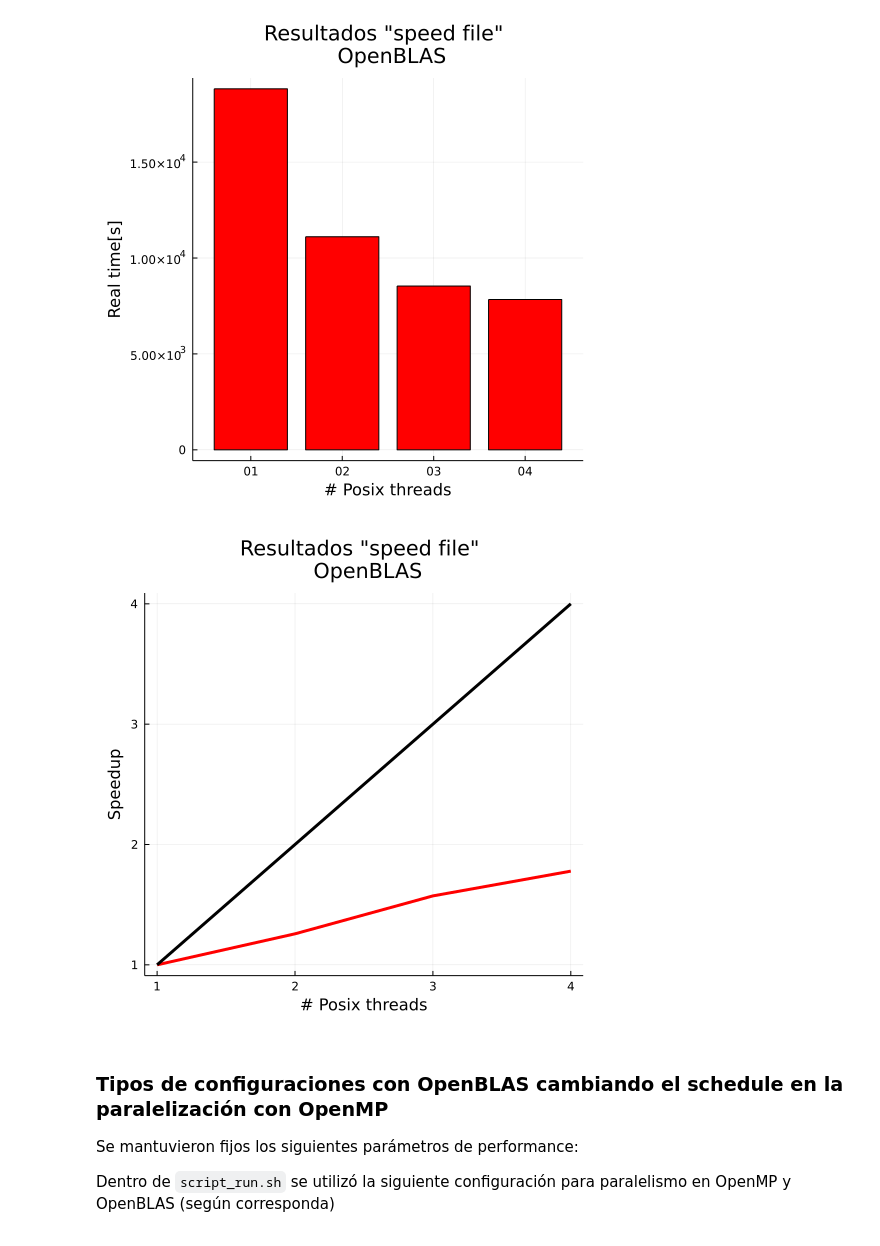
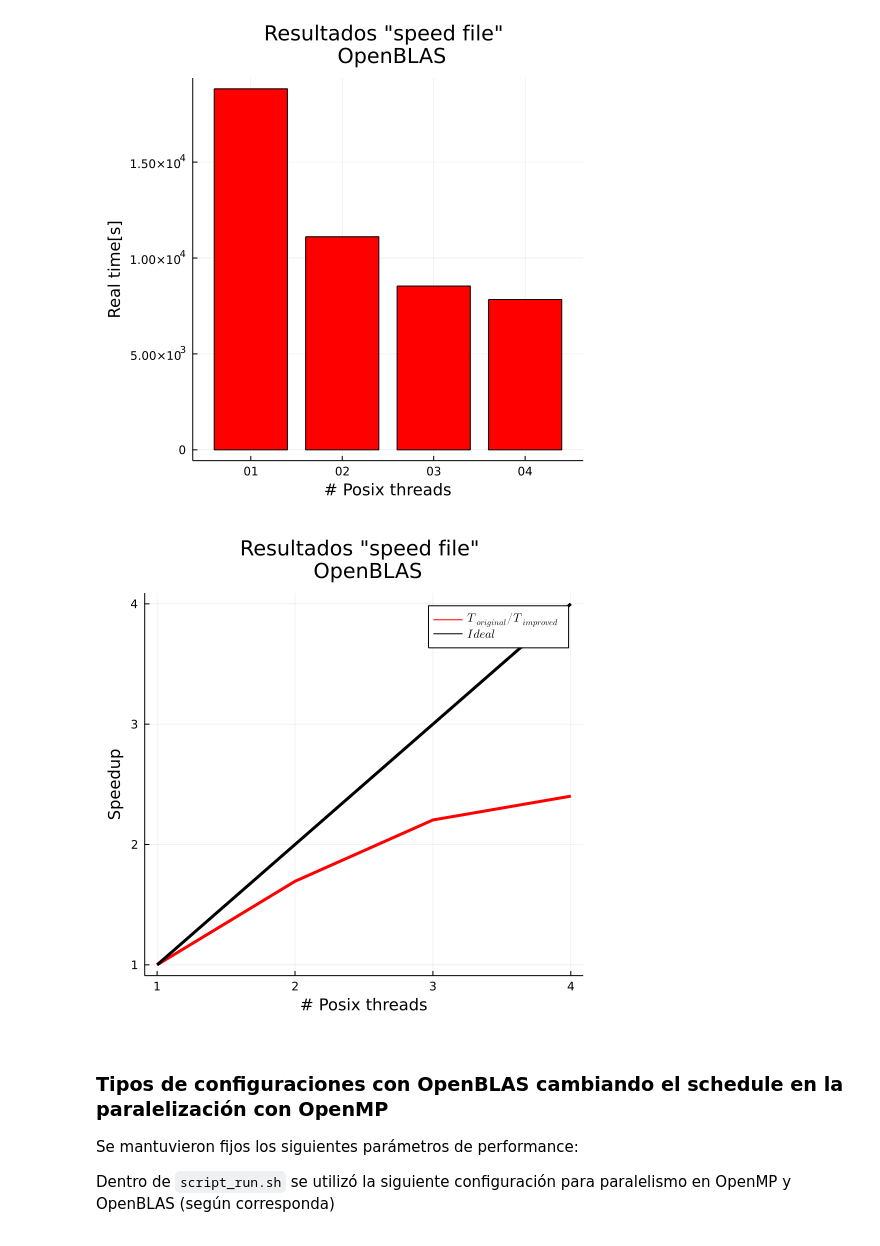
Before and after one commit to mendzmartin/mctdh_cp2021, a Jupyter notebook: double_quantum_dot_model/qdot_02/energies_vs_lambda/study_of_performance_03/running_comparison_performance/README.ipynb, the cells around one changed output. Saved outputs shown, nothing was run; the diff lists cells and outputs as text; code cells hidden in the pictures.

```diff
--- a/double_quantum_dot_model/qdot_02/energies_vs_lambda/study_of_performance_03/running_comparison_performance/README.ipynb
+++ b/double_quantum_dot_model/qdot_02/energies_vs_lambda/study_of_performance_03/running_comparison_performance/README.ipynb
@@ -149,15 +149,15 @@ plot!(title="Resultados \"speed file\" \n OpenBLAS",xlabel="# Posix threads",yla
 [figure]
 # %%
 processors = [1,2,3,4]
-parallel = [18821.0/18821.0,1.0-11109.0/18821.0,1.0-8540.0/18821.0,1.0-7836.0/18821.0]
-speedup=copy(parallel)
-@. speedup=1.0/(1.0+parallel*(1.0/processors-1.0))
+time = [18821.0,11109.0,8540.0,7836.0]
+speedup=copy(time)
+@. speedup=time[1]/time
 
-plot(processors,speedup,size=(500,500),color="red",label="",lw=3)
+plot(processors,speedup,size=(500,500),color="red",label="\$T_{original}/T_{improved}\$",lw=3)
 plot!(title="Resultados \"speed file\" \n OpenBLAS",xlabel="# Posix threads",ylabel="Speedup")
-plot!(processors,processors,size=(500,500),color="black",label="",lw=3)
+plot!(processors,processors,size=(500,500),color="black",label="\$Ideal\$",lw=3)
 # %% [output]
-[figure, old version]
+[figure, new version]
 # %% [markdown]
 ### Tipos de configuraciones con OpenBLAS cambiando el schedule en la paralelización con OpenMP
 
```
Also changed, not shown: 4 other files.
